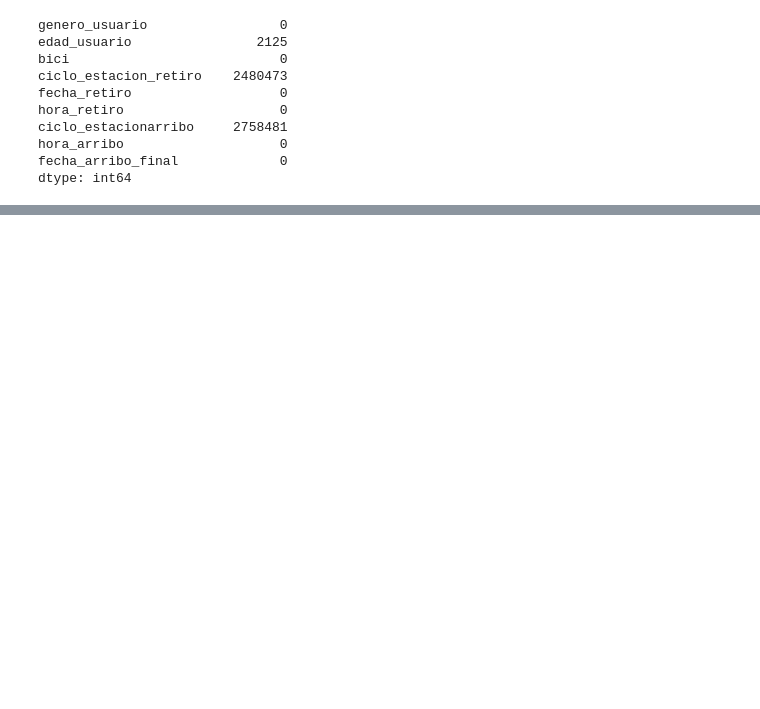
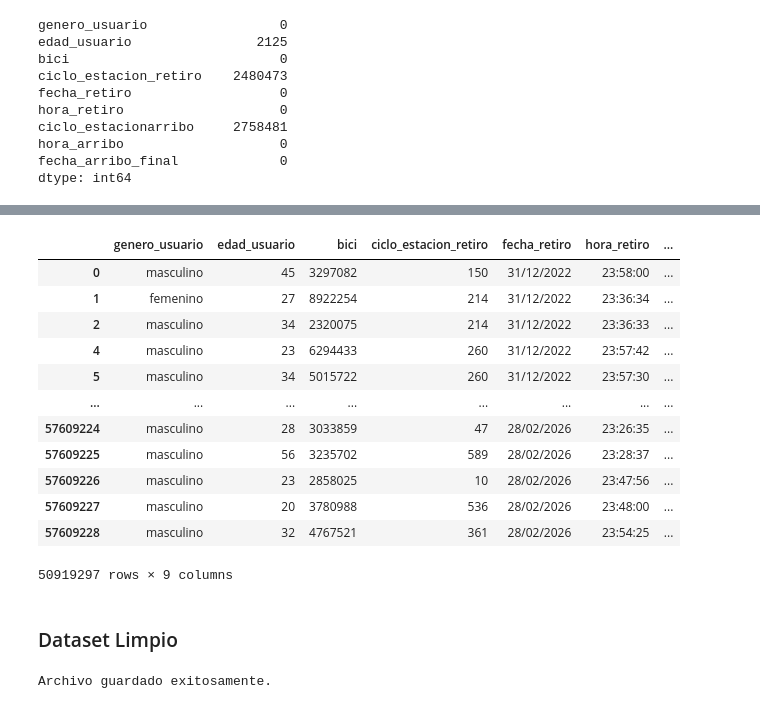
Before and after one commit to RodolfoQuintanilla/anlisisEcoBiciCDMX, a Jupyter notebook: notebooks/exploracion/EDA.ipynb, the cells around one changed output, grey strips where cells are left out. Saved outputs shown, nothing was run; the diff lists cells and outputs as text; code cells hidden in the pictures; blank space fills up the shorter version.

```diff
--- a/notebooks/exploracion/EDA.ipynb
+++ b/notebooks/exploracion/EDA.ipynb
@@ -234,0 +288,24 @@ df["edad_usuario"].hist(bins=30)
+# %%
+df
+# %% [output]
+|  | genero_usuario | edad_usuario | bici | ciclo_estacion_retiro | fecha_retiro | hora_retiro | ... |
+| 0 | masculino | 45 | 3297082 | 150 | 31/12/2022 | 23:58:00 | ... |
+| 1 | femenino | 27 | 8922254 | 214 | 31/12/2022 | 23:36:34 | ... |
+| 2 | masculino | 34 | 2320075 | 214 | 31/12/2022 | 23:36:33 | ... |
+| 4 | masculino | 23 | 6294433 | 260 | 31/12/2022 | 23:57:42 | ... |
+| 5 | masculino | 34 | 5015722 | 260 | 31/12/2022 | 23:57:30 | ... |
+| ... | ... | ... | ... | ... | ... | ... | ... |
+| 57609224 | masculino | 28 | 3033859 | 47 | 28/02/2026 | 23:26:35 | ... |
+| 57609225 | masculino | 56 | 3235702 | 589 | 28/02/2026 | 23:28:37 | ... |
+| 57609226 | masculino | 23 | 2858025 | 10 | 28/02/2026 | 23:47:56 | ... |
+| 57609227 | masculino | 20 | 3780988 | 536 | 28/02/2026 | 23:48:00 | ... |
+| 57609228 | masculino | 32 | 4767521 | 361 | 28/02/2026 | 23:54:25 | ... |
+50919297 rows × 9 columns
+# %% [markdown]
+### Dataset Limpio
+# %%
+df.to_csv('proyecto_datos_limpios.csv', index=False, encoding='utf-8')
+
+print("Archivo guardado exitosamente.")
+# %% [output]
+Archivo guardado exitosamente.
```
Also changed, not shown: parts of 16 cells of this notebook, 1 other file.
